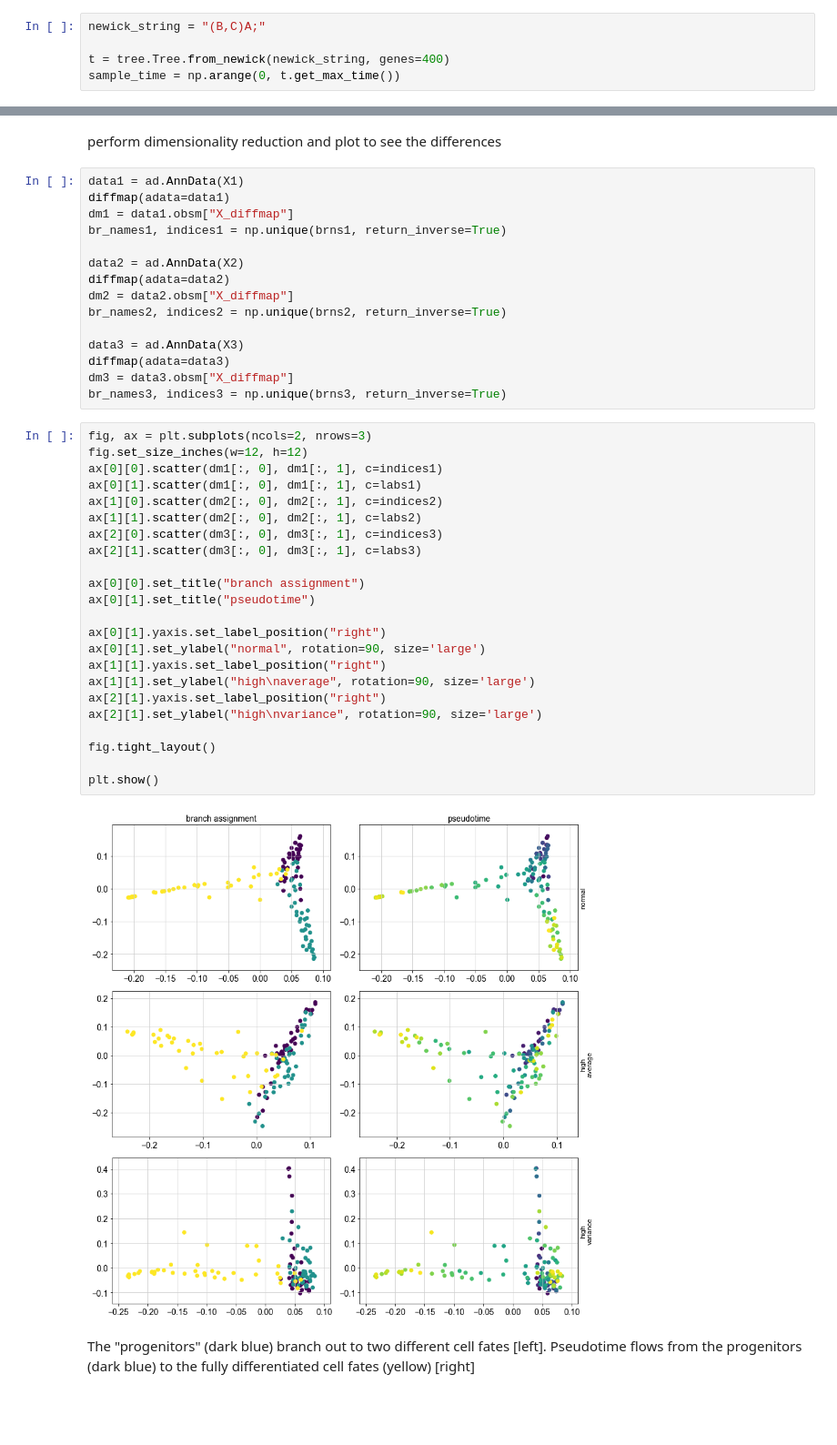
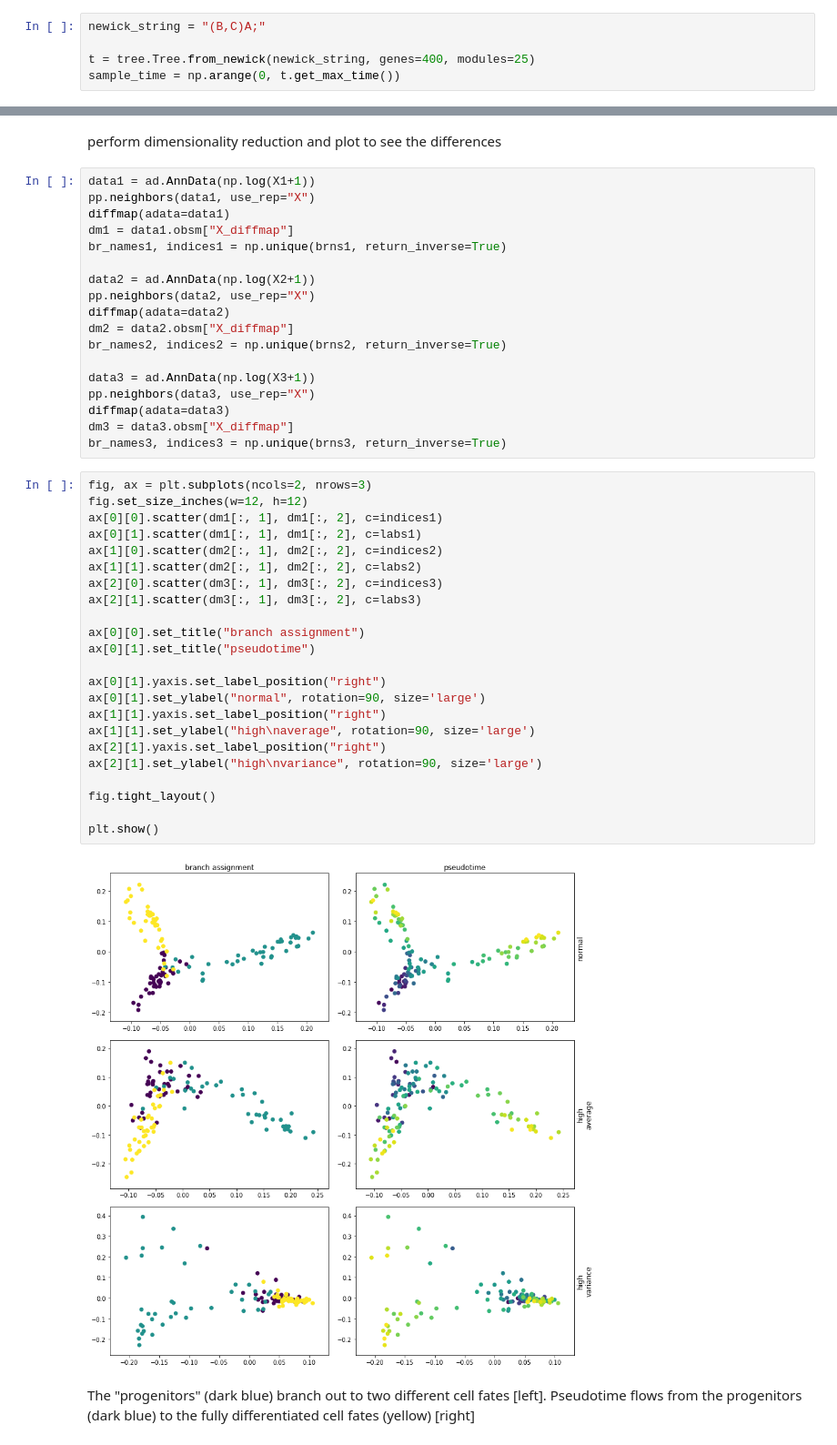
Before and after one commit to soedinglab/prosstt, a Jupyter notebook: examples/variance_sim.ipynb, the cells around one changed output, grey strips where cells are left out. Shown at 91% size. Cells and saved outputs as stored; diff of their text form; blank space fills up the shorter version.

```diff
--- a/examples/variance_sim.ipynb
+++ b/examples/variance_sim.ipynb
@@ -27,7 +28,7 @@ make a tree with (almost) default parameters and define sample time and base gen
 # %%
 newick_string = "(B,C)A;"
 
-t = tree.Tree.from_newick(newick_string, genes=400)
+t = tree.Tree.from_newick(newick_string, genes=400, modules=25)
 sample_time = np.arange(0, t.get_max_time())
 # %% [markdown]
 Tree topology | Pseudotime in tree
@@ -74,45 +75,48 @@ X3 = (X3.transpose() / scalings3).transpose()
 # %% [markdown]
 perform dimensionality reduction and plot to see the differences
 # %%
-data1 = ad.AnnData(X1)
+data1 = ad.AnnData(np.log(X1+1))
+pp.neighbors(data1, use_rep="X")
 diffmap(adata=data1)
 dm1 = data1.obsm["X_diffmap"]
 br_names1, indices1 = np.unique(brns1, return_inverse=True)
 
-data2 = ad.AnnData(X2)
+data2 = ad.AnnData(np.log(X2+1))
+pp.neighbors(data2, use_rep="X")
 diffmap(adata=data2)
 dm2 = data2.obsm["X_diffmap"]
 br_names2, indices2 = np.unique(brns2, return_inverse=True)
 
-data3 = ad.AnnData(X3)
+data3 = ad.AnnData(np.log(X3+1))
+pp.neighbors(data3, use_rep="X")
 diffmap(adata=data3)
 dm3 = data3.obsm["X_diffmap"]
 br_names3, indices3 = np.unique(brns3, return_inverse=True)
 # %%
 fig, ax = plt.subplots(ncols=2, nrows=3)
 fig.set_size_inches(w=12, h=12)
-ax[0][0].scatter(dm1[:, 0], dm1[:, 1], c=indices1)
-ax[0][1].scatter(dm1[:, 0], dm1[:, 1], c=labs1)
-ax[1][0].scatter(dm2[:, 0], dm2[:, 1], c=indices2)
-ax[1][1].scatter(dm2[:, 0], dm2[:, 1], c=labs2)
-ax[2][0].scatter(dm3[:, 0], dm3[:, 1], c=indices3)
-ax[2][1].scatter(dm3[:, 0], dm3[:, 1], c=labs3)
+ax[0][0].scatter(dm1[:, 1], dm1[:, 2], c=indices1)
+ax[0][1].scatter(dm1[:, 1], dm1[:, 2], c=labs1)
+ax[1][0].scatter(dm2[:, 1], dm2[:, 2], c=indices2)
+ax[1][1].scatter(dm2[:, 1], dm2[:, 2], c=labs2)
+ax[2][0].scatter(dm3[:, 1], dm3[:, 2], c=indices3)
+ax[2][1].scatter(dm3[:, 1], dm3[:, 2], c=labs3)
 
 ax[0][0].set_title("branch assignment")
 ax[0][1].set_title("pseudotime")
 
 ax[0][1].yaxis.set_label_position("right")
 ax[0][1].set_ylabel("normal", rotation=90, size='large')
 ax[1][1].yaxis.set_label_position("right")
 ax[1][1].set_ylabel("high\naverage", rotation=90, size='large')
 ax[2][1].yaxis.set_label_position("right")
 ax[2][1].set_ylabel("high\nvariance", rotation=90, size='large')
 
 fig.tight_layout()
 
 plt.show()
 # %% [output]
-[figure, old version]
+[figure, new version]
 # %% [markdown]
 The "progenitors" (dark blue) branch out to two different cell fates [left]. Pseudotime flows from the progenitors (dark blue) to the fully differentiated cell fates (yellow) [right]
 # %% [markdown]
```
Also changed, not shown: parts of 1 cell of this notebook, 10 other files.
